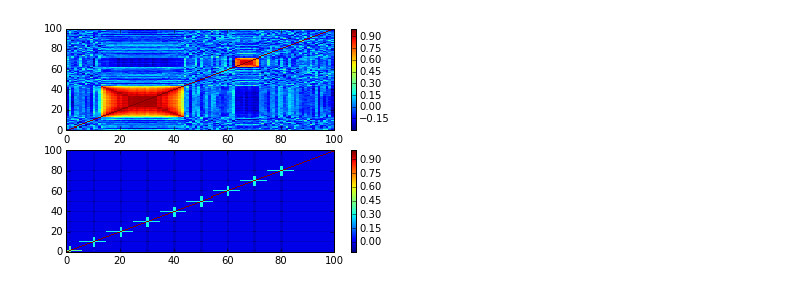
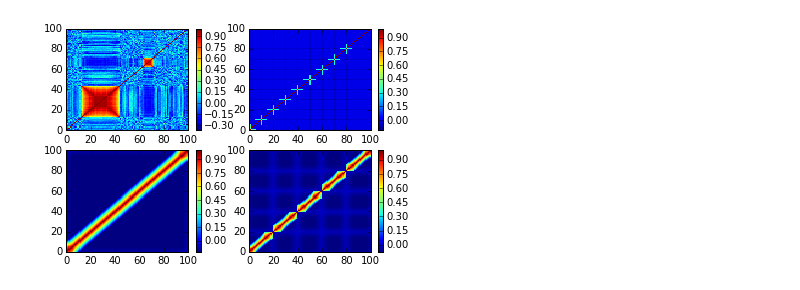
Before and after one commit to jfriend08/IndependentStudy, a Jupyter notebook: baseline/workbookII.ipynb, the cells around one changed output. Saved outputs shown, nothing was run; the diff lists cells and outputs as text; code cells hidden in the pictures.

```diff
--- a/baseline/workbookII.ipynb
+++ b/baseline/workbookII.ipynb
@@ -11,19 +11,31 @@ import similarityMatrix as sMatr
 # %%
 img = sMatr.getCircleMatrix() #get matrix with two circle at (28, 24) and (67, 58) with redius 16 and 5
 a = sMatr.getDiagMatrix()
-o = sMatr.getOffDiagMatrix(5)
+o1 = sMatr.getOffDiagMatrix(5)
+o2 = sMatr.getOffDiagMatrixII(5)
+o3 = sMatr.getOffDiagMatrixIII(3,5)
 # %%
 # plotting the correlation matrix
-plt.subplot(2, 1, 1)
+plt.subplot(2, 2, 1)
 R = np.corrcoef(img)
 plt.pcolor(R)
 plt.colorbar()
 
-plt.subplot(2, 1, 2)
-R = np.corrcoef(o)
+plt.subplot(2, 2, 2)
+R = np.corrcoef(o1)
+plt.pcolor(R)
+plt.colorbar()
+
+plt.subplot(2, 2, 3)
+R = np.corrcoef(o2)
+plt.pcolor(R)
+plt.colorbar()
+
+plt.subplot(2, 2, 4)
+R = np.corrcoef(o3)
 plt.pcolor(R)
 plt.colorbar()
 
 plt.show()
 # %% [output]
-[figure, old version]
+[figure, new version]
```
Also changed, not shown: parts of 2 cells of this notebook, 2 other files.
